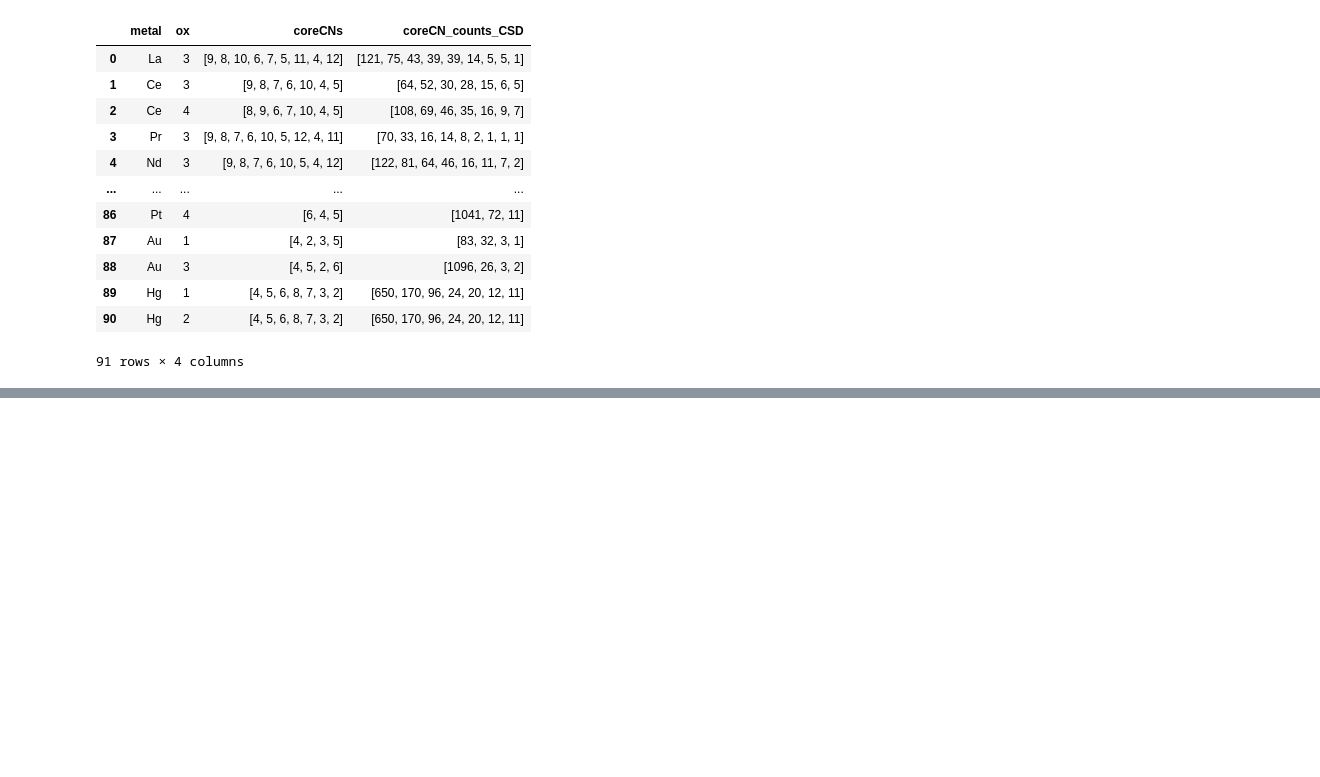
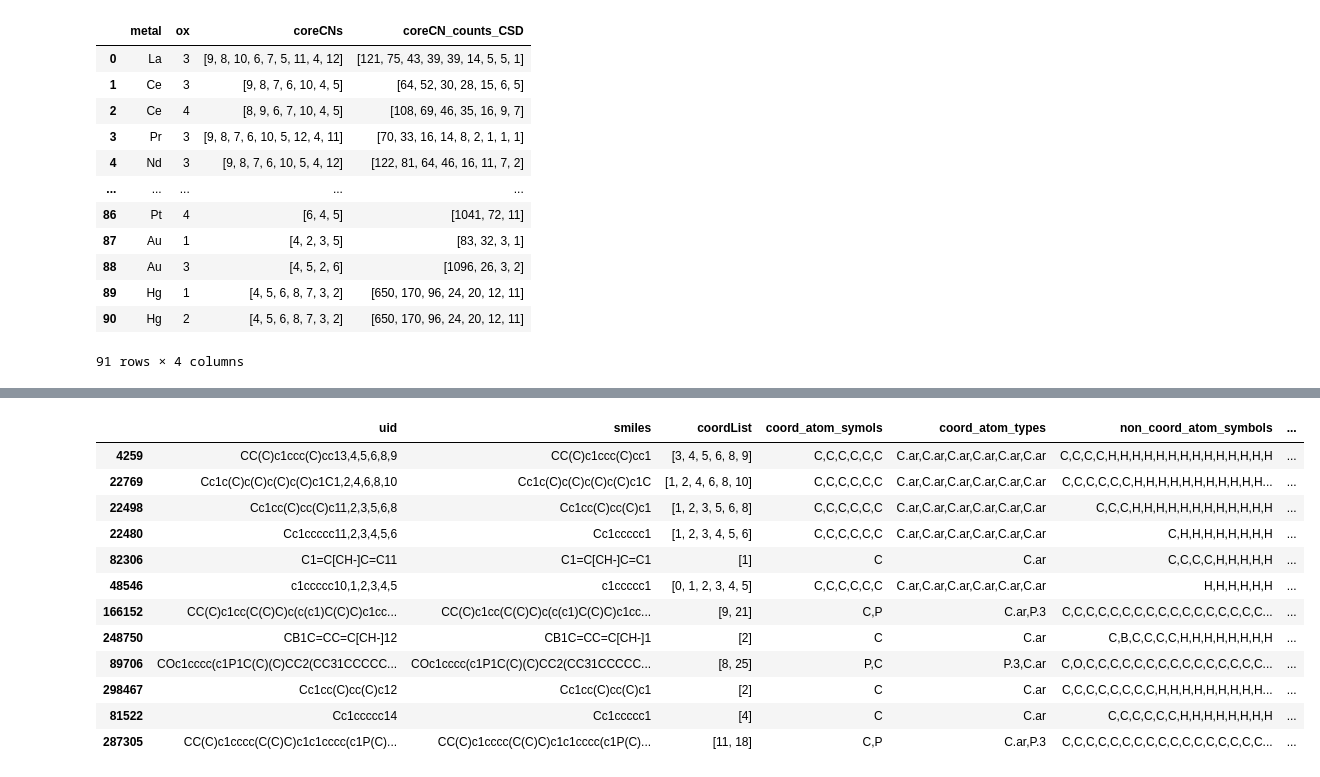
Before and after one commit to Open-Catalyst-Project/om-data, a Jupyter notebook: metal-organics/Sampling_script_v0.ipynb, the cells around one changed output, grey strips where cells are left out. Saved outputs shown, nothing was run; the diff lists cells and outputs as text; code cells hidden in the pictures; blank space fills up the shorter version.

```diff
--- a/metal-organics/Sampling_script_v0.ipynb
+++ b/metal-organics/Sampling_script_v0.ipynb
@@ -42,0 +28,16 @@ ligands_df
+# %%
+ligands_df[ligands_df.selected_coord_type == 'C.ar'] # Double check denticty got changed - > fix
+# %% [output]
+|  | uid | smiles | coordList | coord_atom_symols | coord_atom_types | non_coord_atom_symbols | ... |
+| 4259 | CC(C)c1ccc(C)cc13,4,5,6,8,9 | CC(C)c1ccc(C)cc1 | [3, 4, 5, 6, 8, 9] | C,C,C,C,C,C | C.ar,C.ar,C.ar,C.ar,C.ar,C.ar | C,C,C,C,H,H,H,H,H,H,H,H,H,H,H,H,H,H | ... |
+| 22769 | Cc1c(C)c(C)c(C)c(C)c1C1,2,4,6,8,10 | Cc1c(C)c(C)c(C)c(C)c1C | [1, 2, 4, 6, 8, 10] | C,C,C,C,C,C | C.ar,C.ar,C.ar,C.ar,C.ar,C.ar | C,C,C,C,C,C,H,H,H,H,H,H,H,H,H,H,H... | ... |
+| 22498 | Cc1cc(C)cc(C)c11,2,3,5,6,8 | Cc1cc(C)cc(C)c1 | [1, 2, 3, 5, 6, 8] | C,C,C,C,C,C | C.ar,C.ar,C.ar,C.ar,C.ar,C.ar | C,C,C,H,H,H,H,H,H,H,H,H,H,H,H | ... |
+| 22480 | Cc1ccccc11,2,3,4,5,6 | Cc1ccccc1 | [1, 2, 3, 4, 5, 6] | C,C,C,C,C,C | C.ar,C.ar,C.ar,C.ar,C.ar,C.ar | C,H,H,H,H,H,H,H,H | ... |
+| 82306 | C1=C[CH-]C=C11 | C1=C[CH-]C=C1 | [1] | C | C.ar | C,C,C,C,H,H,H,H,H | ... |
+| 48546 | c1ccccc10,1,2,3,4,5 | c1ccccc1 | [0, 1, 2, 3, 4, 5] | C,C,C,C,C,C | C.ar,C.ar,C.ar,C.ar,C.ar,C.ar | H,H,H,H,H,H | ... |
+| 166152 | CC(C)c1cc(C(C)C)c(c(c1)C(C)C)c1cc... | CC(C)c1cc(C(C)C)c(c(c1)C(C)C)c1cc... | [9, 21] | C,P | C.ar,P.3 | C,C,C,C,C,C,C,C,C,C,C,C,C,C,C,C,C... | ... |
+| 248750 | CB1C=CC=C[CH-]12 | CB1C=CC=C[CH-]1 | [2] | C | C.ar | C,B,C,C,C,C,H,H,H,H,H,H,H,H | ... |
+| 89706 | COc1cccc(c1P1C(C)(C)CC2(CC31CCCCC... | COc1cccc(c1P1C(C)(C)CC2(CC31CCCCC... | [8, 25] | P,C | P.3,C.ar | C,O,C,C,C,C,C,C,C,C,C,C,C,C,C,C,C... | ... |
+| 298467 | Cc1cc(C)cc(C)c12 | Cc1cc(C)cc(C)c1 | [2] | C | C.ar | C,C,C,C,C,C,C,C,H,H,H,H,H,H,H,H,H... | ... |
+| 81522 | Cc1ccccc14 | Cc1ccccc1 | [4] | C | C.ar | C,C,C,C,C,C,H,H,H,H,H,H,H,H | ... |
+| 287305 | CC(C)c1cccc(C(C)C)c1c1cccc(c1P(C)... | CC(C)c1cccc(C(C)C)c1c1cccc(c1P(C)... | [11, 18] | C,P | C.ar,P.3 | C,C,C,C,C,C,C,C,C,C,C,C,C,C,C,C,C... | ... |
```
Also changed, not shown: parts of 10 cells of this notebook, 2 other files.
